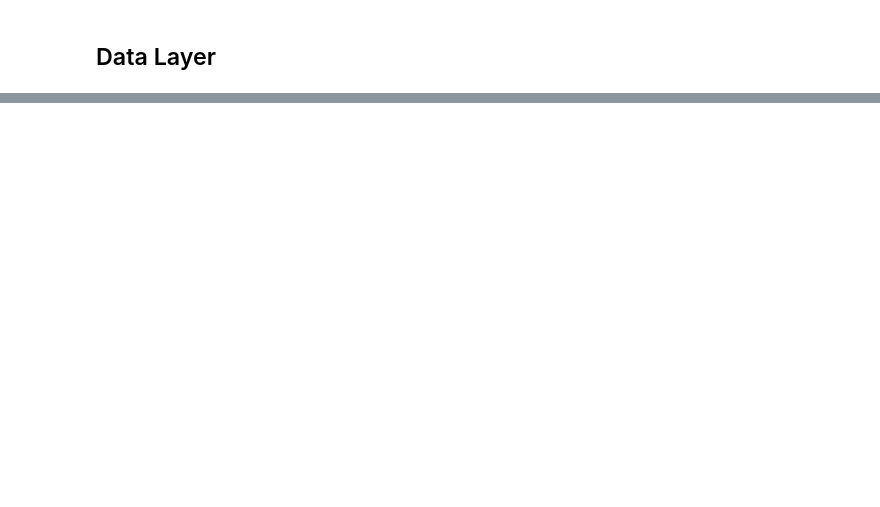
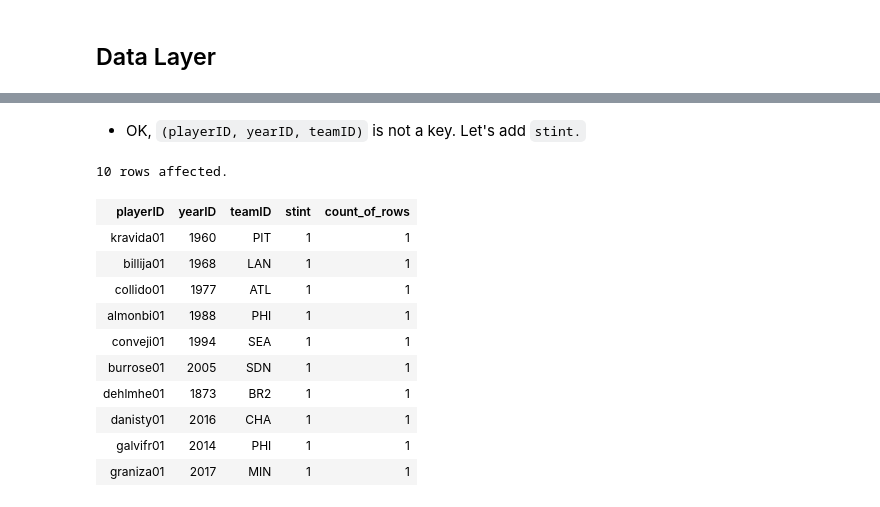
Before and after one commit to pow25/database, a Jupyter notebook: Notebooks/w4111-L3-f2018-RelationalAndWebV1.ipynb, the cells around one changed output, grey strips where cells are left out. Drawn from its saved outputs; the diff is of its cells as text; code cells hidden in the pictures; blank space fills up the shorter version.

````diff
--- a/Notebooks/w4111-L3-f2018-RelationalAndWebV1.ipynb
+++ b/Notebooks/w4111-L3-f2018-RelationalAndWebV1.ipynb
@@ -1277,0 +1174,18 @@ Returns
+# %% [markdown]
+- OK, ```(playerID, yearID, teamID)``` is not a key. Let's add ```stint.```
+# %%
+%sql select playerID, yearID, teamID, stint, count(*) as count_of_rows from batting  \
+    group by playerID, yearID, teamID, stint order by count_of_rows desc limit 10;
+# %% [output]
+10 rows affected.
+| playerID | yearID | teamID | stint | count_of_rows |
+| kravida01 | 1960 | PIT | 1 | 1 |
+| billija01 | 1968 | LAN | 1 | 1 |
+| collido01 | 1977 | ATL | 1 | 1 |
+| almonbi01 | 1988 | PHI | 1 | 1 |
+| conveji01 | 1994 | SEA | 1 | 1 |
+| burrose01 | 2005 | SDN | 1 | 1 |
+| dehlmhe01 | 1873 | BR2 | 1 | 1 |
+| danisty01 | 2016 | CHA | 1 | 1 |
+| galvifr01 | 2014 | PHI | 1 | 1 |
+| graniza01 | 2017 | MIN | 1 | 1 |
````
Also changed, not shown: parts of 101 cells of this notebook, 43 other files.
